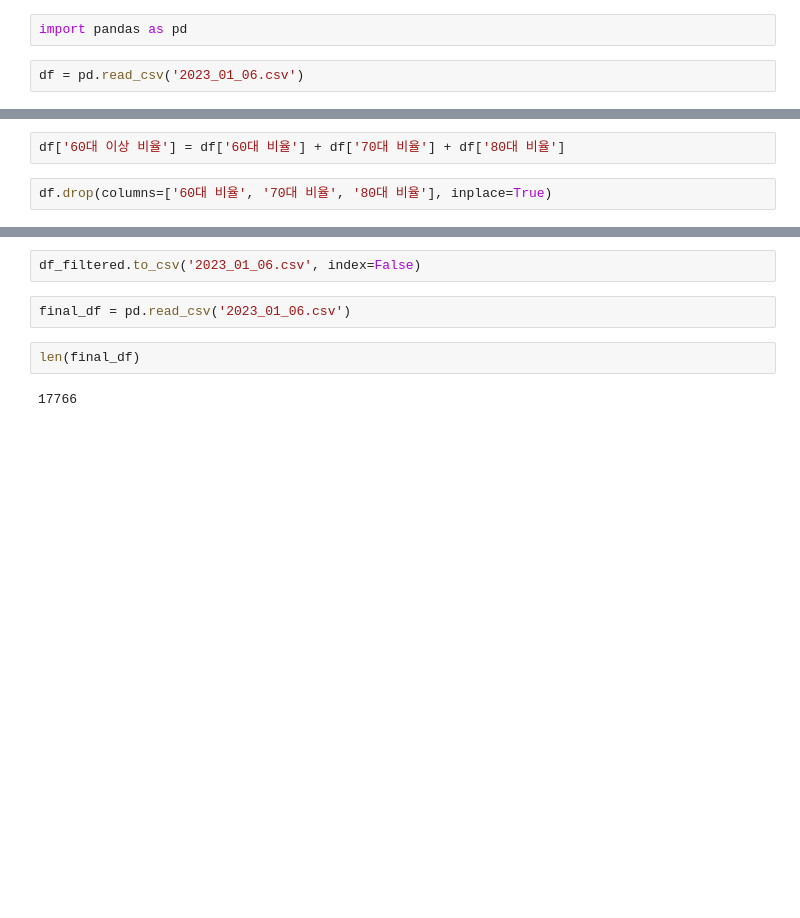
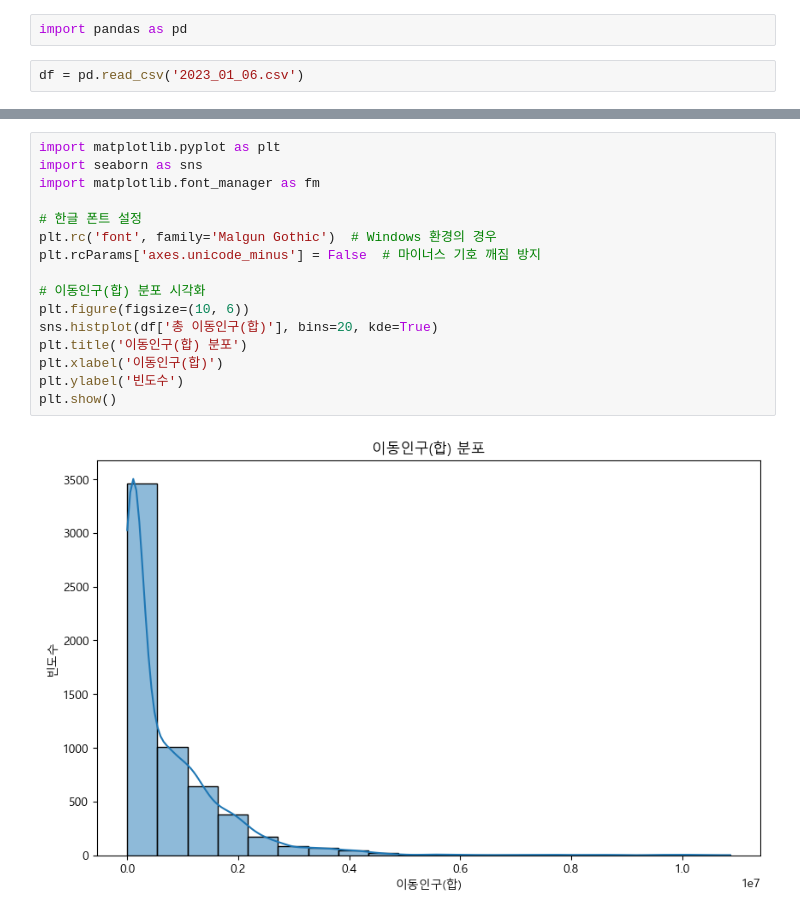
Before and after one commit to Gyuhyeon-Eom/FInal_Project, a Jupyter notebook: Final_proj_gheom2.ipynb, the cells around one changed output, grey strips where cells are left out. Cells and saved outputs as stored; diff of their text form; blank space fills up the shorter version.

```diff
--- a/Final_proj_gheom2.ipynb
+++ b/Final_proj_gheom2.ipynb
@@ -14,4 +13,0 @@ df.head()
-# %%
-df['60대 이상 비율'] = df['60대 비율'] + df['70대 비율'] + df['80대 비율']
-# %%
-df.drop(columns=['60대 비율', '70대 비율', '80대 비율'], inplace=True)
@@ -40,8 +14,18 @@ df_filtered.head()
-# %%
-df_filtered.to_csv('2023_01_06.csv', index=False)
-# %%
-final_df = pd.read_csv('2023_01_06.csv')
-# %%
-len(final_df)
-# %% [output]
-17766
+# %%
+import matplotlib.pyplot as plt
+import seaborn as sns
+import matplotlib.font_manager as fm
+
+# 한글 폰트 설정
+plt.rc('font', family='Malgun Gothic')  # Windows 환경의 경우
+plt.rcParams['axes.unicode_minus'] = False  # 마이너스 기호 깨짐 방지
+
+# 이동인구(합) 분포 시각화
+plt.figure(figsize=(10, 6))
+sns.histplot(df['총 이동인구(합)'], bins=20, kde=True)
+plt.title('이동인구(합) 분포')
+plt.xlabel('이동인구(합)')
+plt.ylabel('빈도수')
+plt.show()
+# %% [output]
+[figure, added]
```
Also changed, not shown: parts of 12 cells of this notebook.
